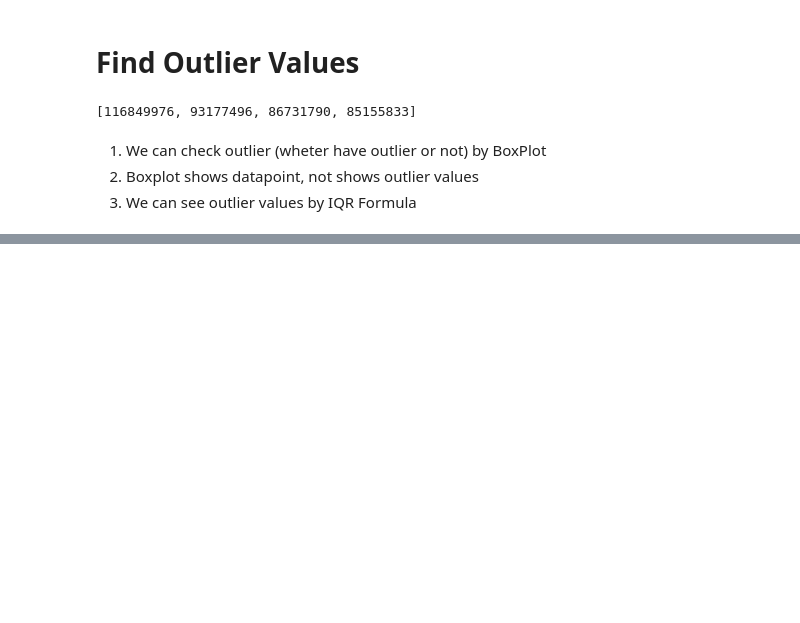
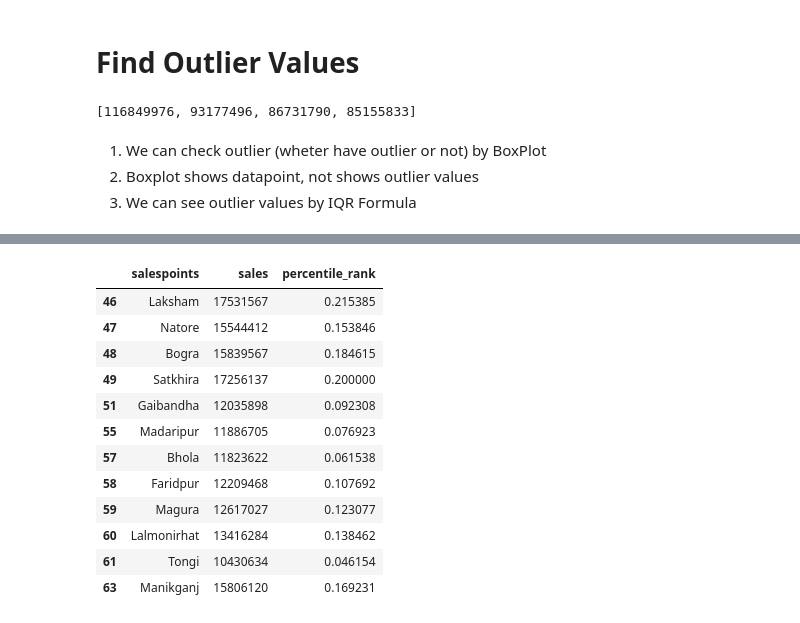
Before and after one commit to Maruf2309/BasicPython, a Jupyter notebook: percentile.ipynb, the cells around one changed output, grey strips where cells are left out. Saved outputs shown, nothing was run; the diff lists cells and outputs as text; code cells hidden in the pictures; blank space fills up the shorter version.

```diff
--- a/percentile.ipynb
+++ b/percentile.ipynb
@@ -153,0 +179,18 @@ print(outlier)
+# %%
+# Find 10 to 20 Million
+filtered_df = df[df['sales'].between(10e6, 20e6)]
+filtered_df
+# %% [output]
+|  | salespoints | sales | percentile_rank |
+| 46 | Laksham | 17531567 | 0.215385 |
+| 47 | Natore | 15544412 | 0.153846 |
+| 48 | Bogra | 15839567 | 0.184615 |
+| 49 | Satkhira | 17256137 | 0.200000 |
+| 51 | Gaibandha | 12035898 | 0.092308 |
+| 55 | Madaripur | 11886705 | 0.076923 |
+| 57 | Bhola | 11823622 | 0.061538 |
+| 58 | Faridpur | 12209468 | 0.107692 |
+| 59 | Magura | 12617027 | 0.123077 |
+| 60 | Lalmonirhat | 13416284 | 0.138462 |
+| 61 | Tongi | 10430634 | 0.046154 |
+| 63 | Manikganj | 15806120 | 0.169231 |
```
Also changed, not shown: parts of 9 cells of this notebook.
